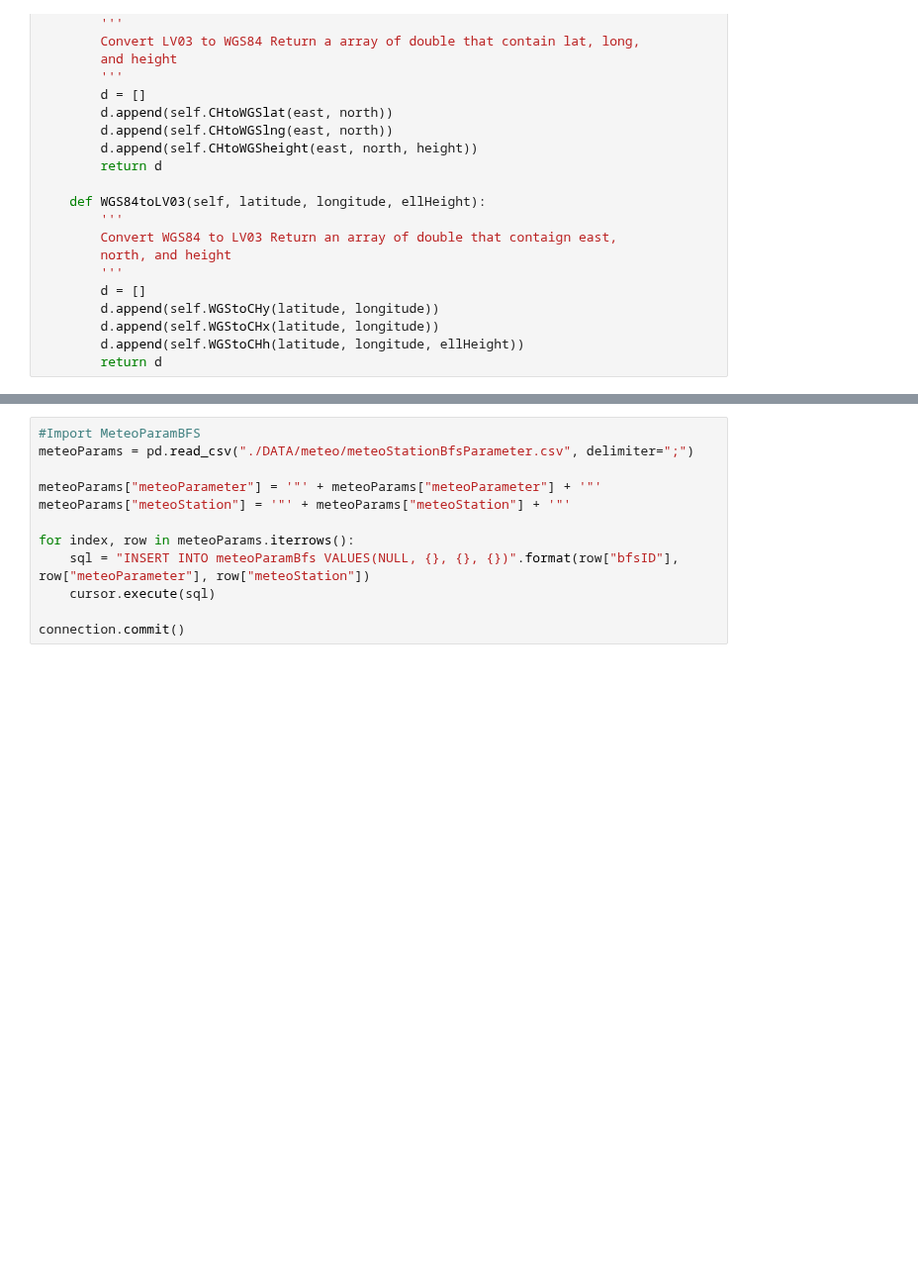
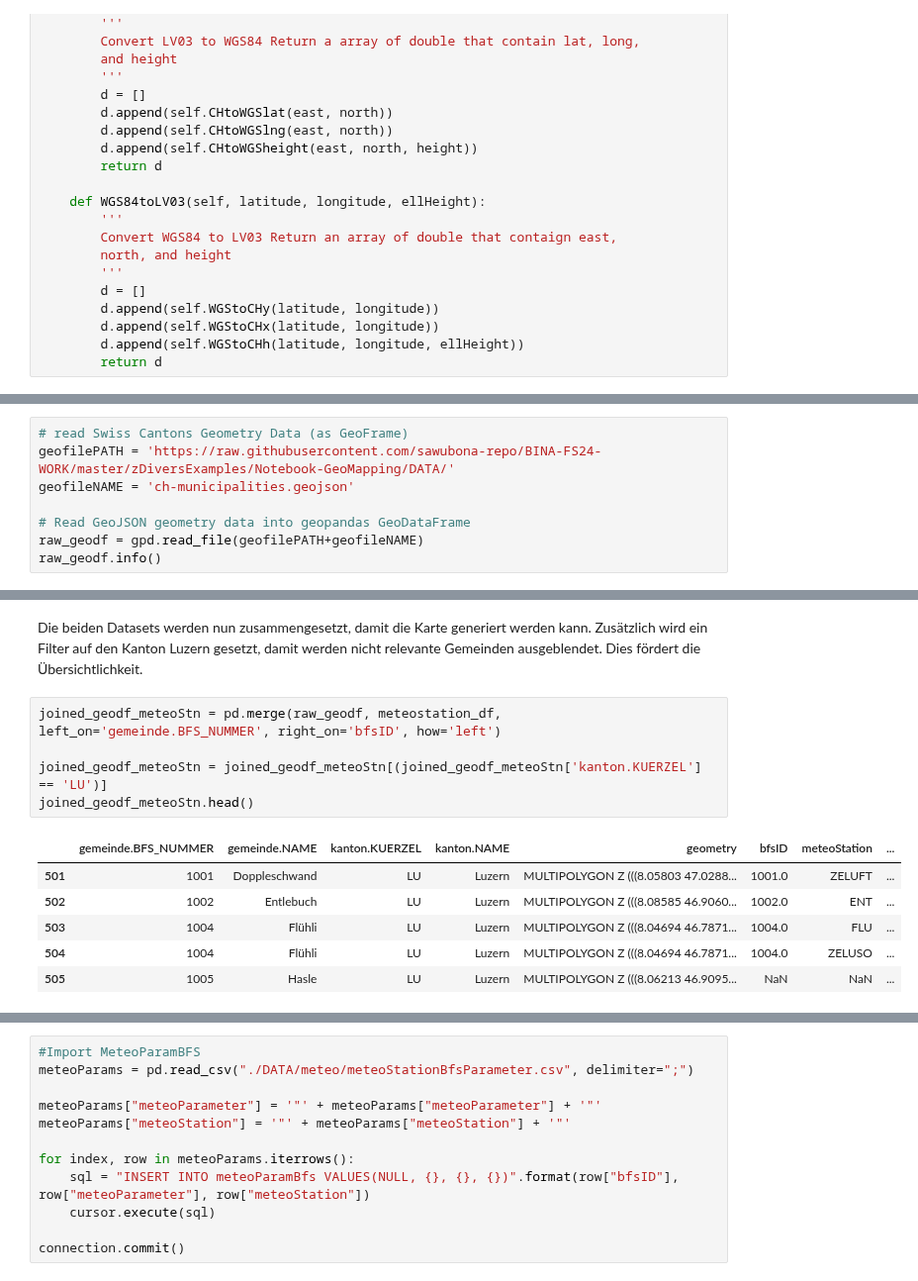
Before and after one commit to 7Horizon/BINA-CaseStudy, a Jupyter notebook: bina_dataimport.ipynb, the cells around one changed output, grey strips where cells are left out. Shown at 99% size. Saved outputs shown, nothing was run; the diff lists cells and outputs as text; blank space fills up the shorter version.

Commit message:
MeteoDaten beschrieben

```diff
--- a/bina_dataimport.ipynb
+++ b/bina_dataimport.ipynb
@@ -1396,0 +1398,8 @@ class GPSConverter(object):
+# %%
+# read Swiss Cantons Geometry Data (as GeoFrame)
+geofilePATH = 'https://raw.githubusercontent.com/sawubona-repo/BINA-FS24-WORK/master/zDiversExamples/Notebook-GeoMapping/DATA/'
+geofileNAME = 'ch-municipalities.geojson'
+
+# Read GeoJSON geometry data into geopandas GeoDataFrame
+raw_geodf = gpd.read_file(geofilePATH+geofileNAME)
+raw_geodf.info()
@@ -1397 +1437,15 @@ class GPSConverter(object):
+# %% [markdown]
+Die beiden Datasets werden nun zusammengesetzt, damit die Karte generiert werden kann. Zusätzlich wird ein Filter auf den Kanton Luzern gesetzt, damit werden nicht relevante Gemeinden ausgeblendet. Dies fördert die Übersichtlichkeit.
+# %%
+joined_geodf_meteoStn = pd.merge(raw_geodf, meteostation_df, left_on='gemeinde.BFS_NUMMER', right_on='bfsID', how='left')
+
+joined_geodf_meteoStn = joined_geodf_meteoStn[(joined_geodf_meteoStn['kanton.KUERZEL'] == 'LU')]
+joined_geodf_meteoStn.head()
+# %% [output]
+|  | gemeinde.BFS_NUMMER | gemeinde.NAME | kanton.KUERZEL | kanton.NAME | geometry | bfsID | meteoStation | ... |
+| 501 | 1001 | Doppleschwand | LU | Luzern | MULTIPOLYGON Z (((8.05803 47.0288... | 1001.0 | ZELUFT | ... |
+| 502 | 1002 | Entlebuch | LU | Luzern | MULTIPOLYGON Z (((8.08585 46.9060... | 1002.0 | ENT | ... |
+| 503 | 1004 | Flühli | LU | Luzern | MULTIPOLYGON Z (((8.04694 46.7871... | 1004.0 | FLU | ... |
+| 504 | 1004 | Flühli | LU | Luzern | MULTIPOLYGON Z (((8.04694 46.7871... | 1004.0 | ZELUSO | ... |
+| 505 | 1005 | Hasle | LU | Luzern | MULTIPOLYGON Z (((8.06213 46.9095... | NaN | NaN | ... |
 # %%
```
Also changed, not shown: parts of 8 cells of this notebook.
